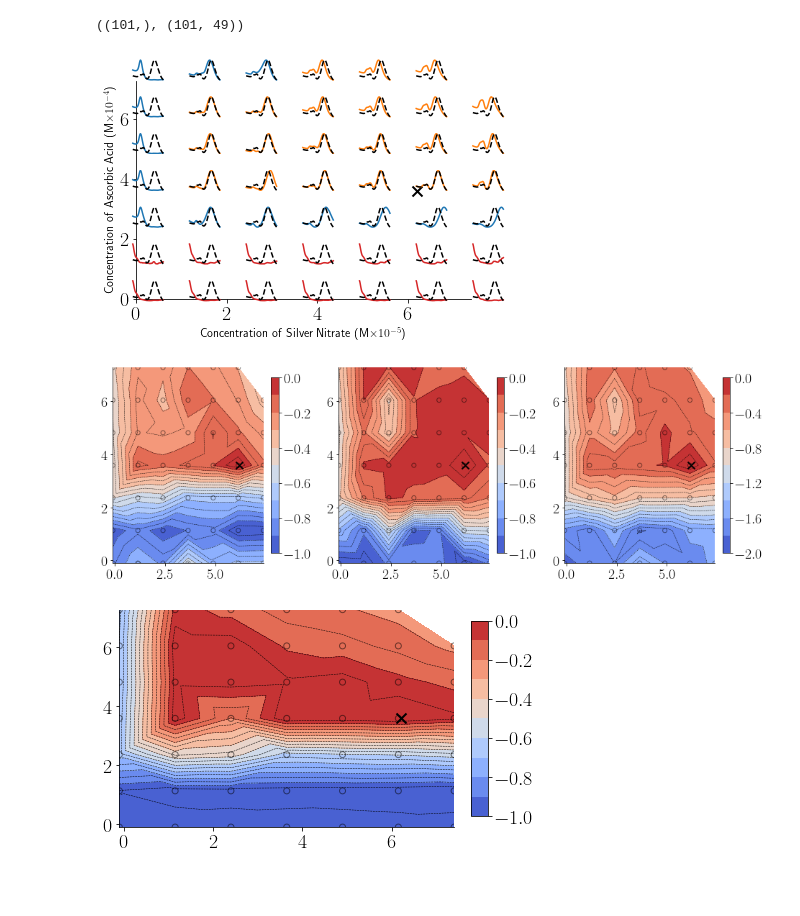
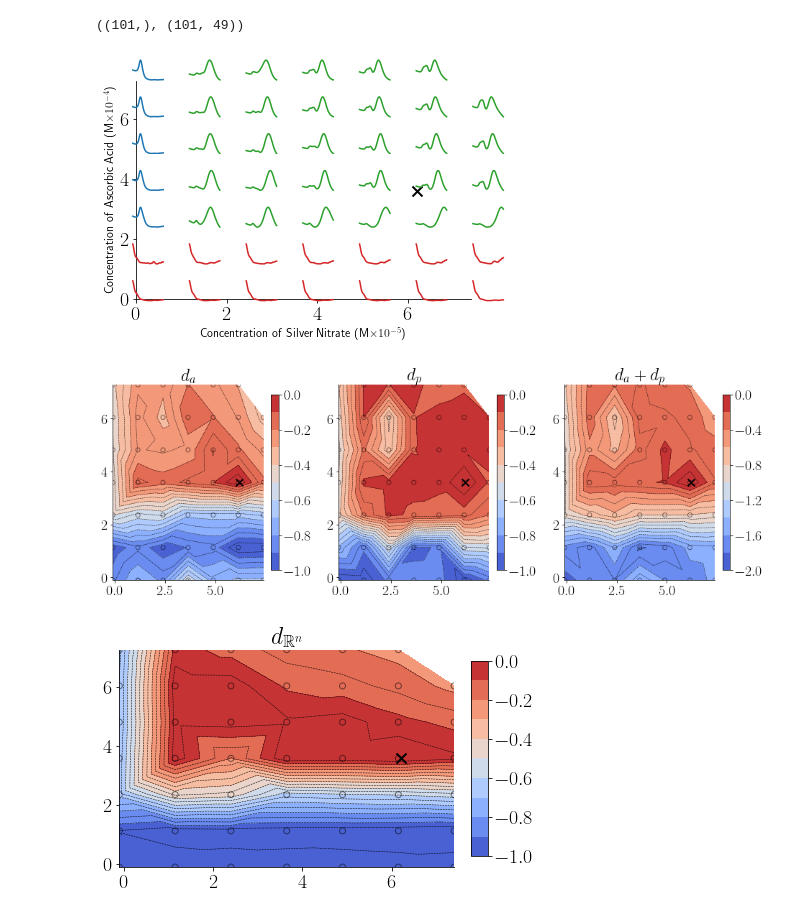
Before and after one commit to pozzo-research-group/HEAD, a Jupyter notebook: paper/03-plot_phase_diagram.ipynb, the cells around one changed output. Drawn from its saved outputs; the diff is of its cells as text; code cells hidden in the pictures; blank space fills up the shorter version.

Commit message:
update grid plot

```diff
--- a/paper/03-plot_phase_diagram.ipynb
+++ b/paper/03-plot_phase_diagram.ipynb
@@ -8,7 +8,7 @@ plt.rcParams.update({"text.usetex": True,
                      "axes.spines.right" : False,
                      "axes.spines.top" : False,
                      "font.size": 20,
-                     "savefig.dpi": 500,
+                     "savefig.dpi": 600,
                      "savefig.bbox": 'tight',
                      'text.latex.preamble': r'\usepackage{amsfonts}\usepackage[version=4]{mhchem}'
                     }
@@ -28,28 +28,16 @@ grid_points.shape, X.shape
 # %%
 # get features
 def featurize(x,y):
+    "Use peak locations to determine morphology"
     peaks, properties = find_peaks(y, prominence=0.05, width=0.4)
     if len(peaks)==0:
         shape = 'Nosignal'
-        p1, p2, Ip1, Ip2, fwhm1, fwhm2 = [np.nan]*6
-    elif len(peaks)==1:
+    elif (x[peaks]>600).any():
+        shape = 'cylinder'
+    elif not (x[peaks]>600).any():
         shape = 'sphere'
-        p1 = x[peaks][0]
-        p2 = np.nan
-        Ip1 = y[peaks][0]
-        Ip2 = np.nan
-        fwhm1 = properties["width_heights"][0]
-        fwhm2 = np.nan
-    elif len(peaks)==2:
-        shape = 'cylinder'
-        p1 = x[peaks][0]
-        p2 = x[peaks][1]
-        Ip1 = y[peaks][0]
-        Ip2 = y[peaks][1]
-        fwhm1 = properties["width_heights"][0]
-        fwhm2 = properties["width_heights"][1]
 
-    return [shape,p1, p2, Ip1, Ip2, fwhm1, fwhm2]
+    return shape
 # %%
 target = [6.2,3.6]
 yt = np.asarray(pd.read_excel('./exptdata/Target_Easy.xlsx'))[:,1]
@@ -76,22 +64,22 @@ ax.set_ylim(bounds[1])
 for i in range(X.shape[1]-1):
     y = X[:,i]
     feats = featurize(grid_points, y)
-    if feats[0]=='Nosignal':
+    if feats=='Nosignal':
         color = 'tab:red'
-    elif feats[0]=='sphere':
+    elif feats=='sphere':
         color = 'tab:blue'
-    elif feats[0]=='cylinder':
-        color = 'tab:orange'
+    elif feats=='cylinder':
+        color = 'tab:green'
     inset_spectra(comps[i,:], grid_points, y, ax, color=color)
-    inset_spectra(comps[i,:], grid_points, yt, ax, color='k', ls='--')
+
 ax.set_xlabel(r'Concentration of Silver Nitrate (M$\times 10^{-5}$)', fontsize = 12)
 ax.set_ylabel(r'Concentration of Ascorbic Acid (M$\times 10^{-4}$)', fontsize = 12)
 ax.scatter(target[0], target[1], marker='x',
            color='k', lw=2.0, s=100)
-#plt.savefig('../figures/grid.pdf')
+plt.savefig('../figures/grid.pdf')
 plt.show()
 # %% [output]
-[figure, old version]
+[figure, new version]
 # %%
 ap_dists = []
 for i in range(X.shape[1]-1):
@@ -110,34 +98,38 @@ def plot_tricontour(x,y,z,ax):
 
     contour = ax.tricontourf(
         x, y, z,
         levels=10,
         cmap='coolwarm')
 
     ax.scatter(
         x,y,
         marker='o',
         fc='none',
         edgecolors=(0,0,0),
         alpha=0.5
     )
     ax.scatter(target[0], target[1], marker='x',
                color='k', lw=2.0, s=100)
     cax = ax.inset_axes([1.05, 0.05, 0.05, 0.9], transform=ax.transAxes)
     fig.colorbar(contour, cax=cax)
 
     return
 
 norm_dists = minmax_scale(ap_dists, axis=0)
 fig, axs = plt.subplots(1,3,figsize=(3*5,5))
 fig.subplots_adjust(wspace=0.5)
 x = comps[:,0]
 y = comps[:,1]
 plot_tricontour(x,y,-norm_dists[:,0],axs[0])
+axs[0].set_title(r'$d_{a}$')
 plot_tricontour(x,y,-norm_dists[:,1],axs[1])
+axs[1].set_title(r'$d_{p}$')
 plot_tricontour(x,y,-norm_dists.sum(axis=1),axs[2])
+axs[2].set_title(r'$d_{a}+d_{p}$')
+plt.savefig('../figures/grid_ap_dist.pdf')
 plt.show()
 # %% [output]
-[figure, old version]
+[figure, new version]
 # %%
 Rn_dists = []
 for i in range(X.shape[1]-1):
@@ -147,6 +139,8 @@ Rn_dists = np.asarray(Rn_dists)
 fig, ax = plt.subplots()
 norm_dists = minmax_scale(Rn_dists, axis=0)
 plot_tricontour(comps[:,0],comps[:,1],-norm_dists,ax)
+ax.set_title(r'$d_{\mathbb{R}^n}$')
+plt.savefig('../figures/grid_rn_dist.pdf')
 plt.show()
 # %% [output]
-[figure, old version]
+[figure, new version]
```
